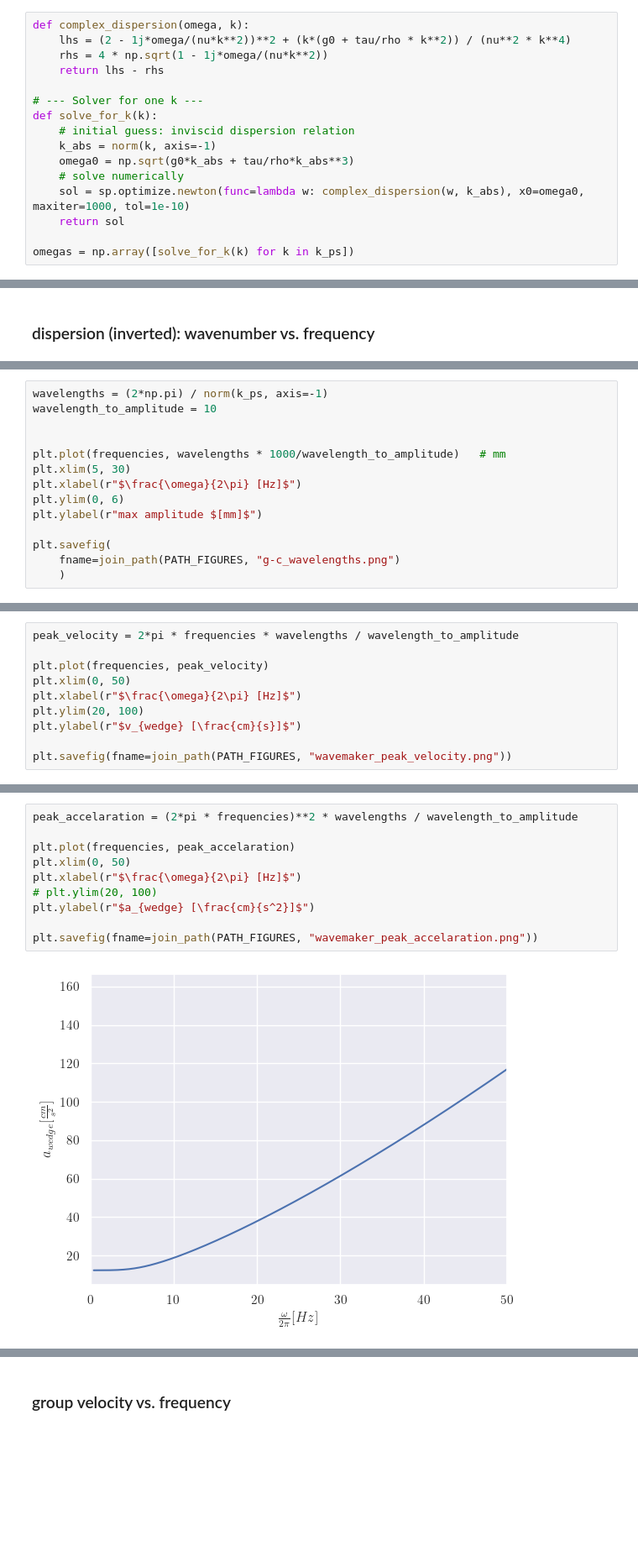
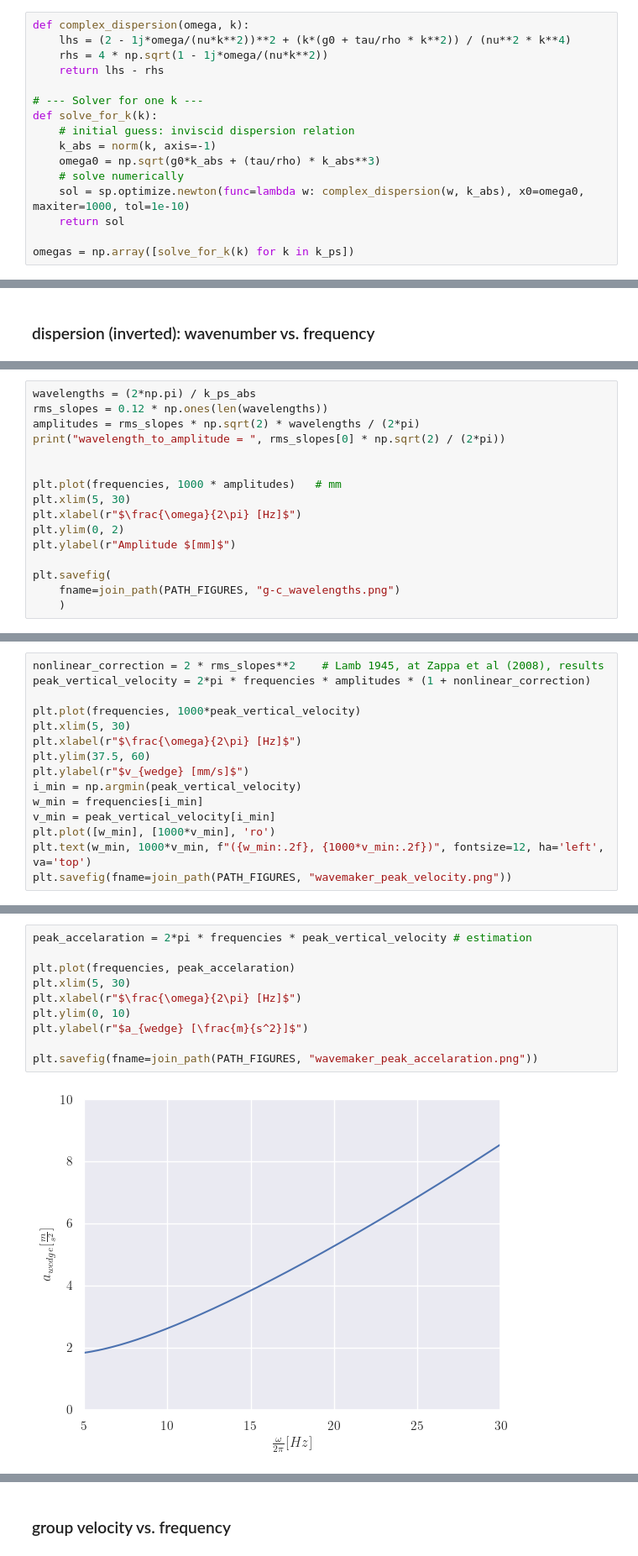
Before and after one commit to InbarMaimon/ProjectAquarium, a Jupyter notebook: notes/wave_maker/wave_maker_theory.ipynb, the cells around one changed output, grey strips where cells are left out. Shown at 84% size. Drawn from its saved outputs; the diff is of its cells as text; blank space fills up the shorter version.

```diff
--- a/notes/wave_maker/wave_maker_theory.ipynb
+++ b/notes/wave_maker/wave_maker_theory.ipynb
@@ -112,7 +112,7 @@ def complex_dispersion(omega, k):
 def solve_for_k(k):
     # initial guess: inviscid dispersion relation
     k_abs = norm(k, axis=-1)
-    omega0 = np.sqrt(g0*k_abs + tau/rho*k_abs**3)
+    omega0 = np.sqrt(g0*k_abs + (tau/rho) * k_abs**3)
     # solve numerically
     sol = sp.optimize.newton(func=lambda w: complex_dispersion(w, k_abs), x0=omega0, maxiter=1000, tol=1e-10)
     return sol
@@ -165,13 +177,15 @@ plt.savefig(
 # %%
-wavelengths = (2*np.pi) / norm(k_ps, axis=-1)
-wavelength_to_amplitude = 10
+wavelengths = (2*np.pi) / k_ps_abs
+rms_slopes = 0.12 * np.ones(len(wavelengths))
+amplitudes = rms_slopes * np.sqrt(2) * wavelengths / (2*pi)
+print("wavelength_to_amplitude = ", rms_slopes[0] * np.sqrt(2) / (2*pi))
 
 
-plt.plot(frequencies, wavelengths * 1000/wavelength_to_amplitude)   # mm
+plt.plot(frequencies, 1000 * amplitudes)   # mm
 plt.xlim(5, 30)
 plt.xlabel(r"$\frac{\omega}{2\pi} [Hz]$")
-plt.ylim(0, 6)
-plt.ylabel(r"max amplitude $[mm]$")
+plt.ylim(0, 2)
+plt.ylabel(r"Amplitude $[mm]$")
 
 plt.savefig(
     fname=join_path(PATH_FIGURES, "g-c_wavelengths.png")
@@ -181,11 +195,16 @@ plt.savefig(
 # %%
-peak_velocity = 2*pi * frequencies * wavelengths / wavelength_to_amplitude
+nonlinear_correction = 2 * rms_slopes**2    # Lamb 1945, at Zappa et al (2008), results
+peak_vertical_velocity = 2*pi * frequencies * amplitudes * (1 + nonlinear_correction)
 
-plt.plot(frequencies, peak_velocity)
-plt.xlim(0, 50)
+plt.plot(frequencies, 1000*peak_vertical_velocity)
+plt.xlim(5, 30)
 plt.xlabel(r"$\frac{\omega}{2\pi} [Hz]$")
-plt.ylim(20, 100)
-plt.ylabel(r"$v_{wedge} [\frac{cm}{s}]$")
-
+plt.ylim(37.5, 60)
+plt.ylabel(r"$v_{wedge} [mm/s]$")
+i_min = np.argmin(peak_vertical_velocity)
+w_min = frequencies[i_min]
+v_min = peak_vertical_velocity[i_min]
+plt.plot([w_min], [1000*v_min], 'ro')
+plt.text(w_min, 1000*v_min, f"({w_min:.2f}, {1000*v_min:.2f})", fontsize=12, ha='left', va='top')
 plt.savefig(fname=join_path(PATH_FIGURES, "wavemaker_peak_velocity.png"))
 # %% [output]
@@ -193,12 +212,12 @@ plt.savefig(fname=join_path(PATH_FIGURES, "wavemaker_peak_velocity.png"))
 # %%
-peak_accelaration = (2*pi * frequencies)**2 * wavelengths / wavelength_to_amplitude
+peak_accelaration = 2*pi * frequencies * peak_vertical_velocity # estimation
 
 plt.plot(frequencies, peak_accelaration)
-plt.xlim(0, 50)
+plt.xlim(5, 30)
 plt.xlabel(r"$\frac{\omega}{2\pi} [Hz]$")
-# plt.ylim(20, 100)
-plt.ylabel(r"$a_{wedge} [\frac{cm}{s^2}]$")
+plt.ylim(0, 10)
+plt.ylabel(r"$a_{wedge} [\frac{m}{s^2}]$")
 
 plt.savefig(fname=join_path(PATH_FIGURES, "wavemaker_peak_accelaration.png"))
 # %% [output]
-[figure, old version]
+[figure, new version]
```
Also changed, not shown: parts of 22 cells of this notebook, 19 other files.
